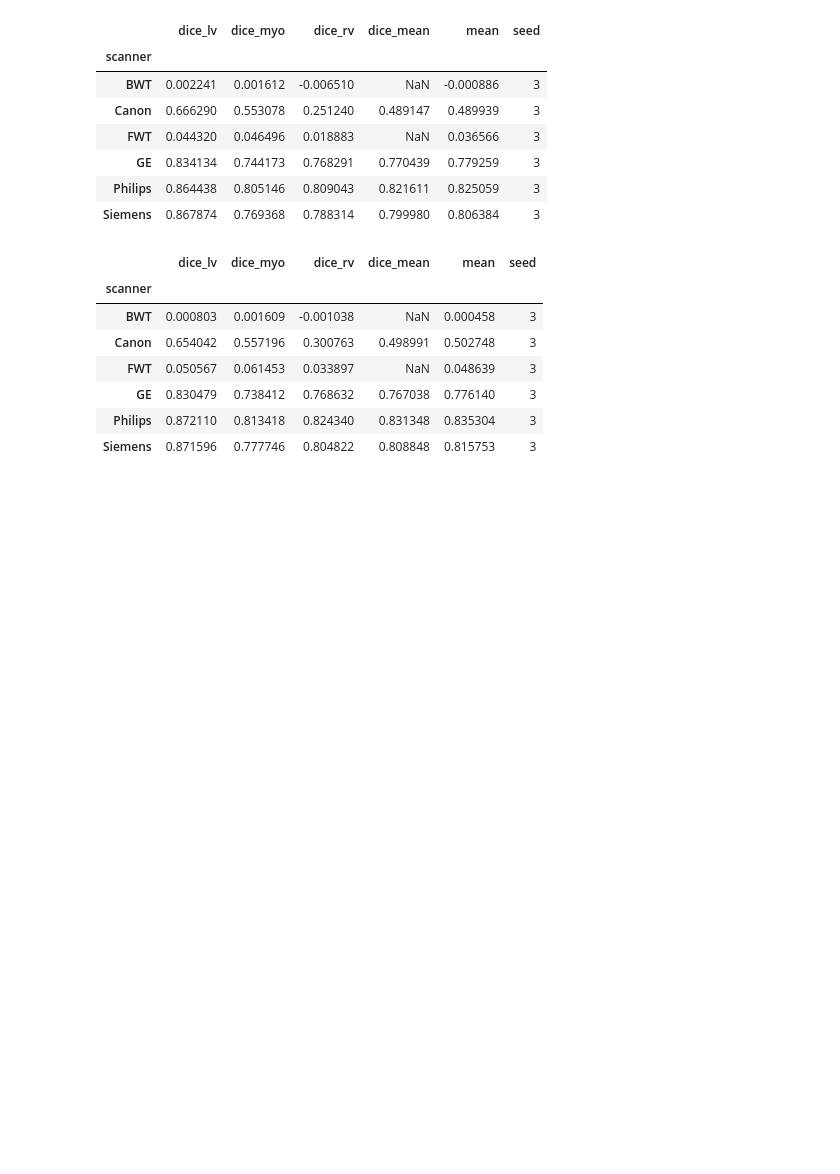
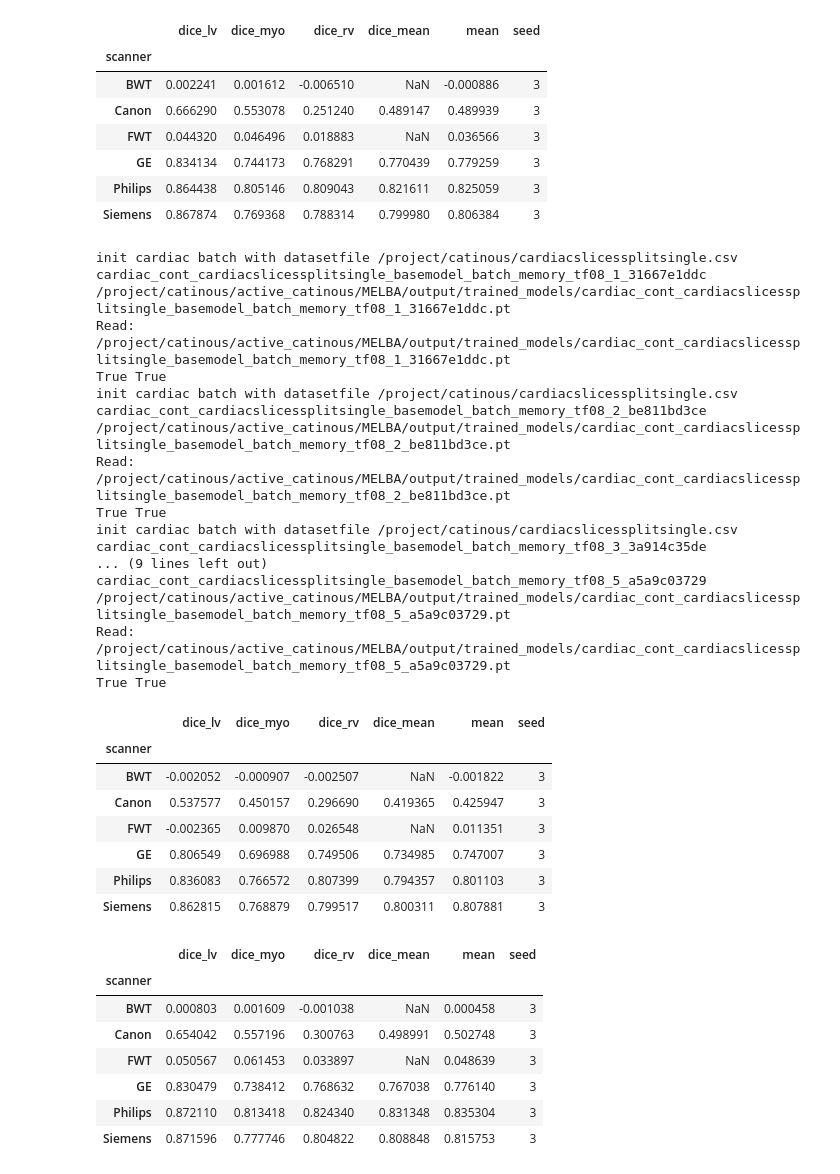
Before and after one commit to cirmuw/casa, a Jupyter notebook: evaluation/cardiac_evaluation.ipynb, the cells around one changed output. Drawn from its saved outputs; the diff is of its cells as text; code cells hidden in the pictures; blank space fills up the shorter version.

```diff
--- a/evaluation/cardiac_evaluation.ipynb
+++ b/evaluation/cardiac_evaluation.ipynb
@@ -134,6 +134,34 @@ eval_config('../training_configs/cardiac_casa_10.yml', seeds=[1, 2, 3, 4, 5], sp
 | GE | 0.834134 | 0.744173 | 0.768291 | 0.770439 | 0.779259 | 3 |
 | Philips | 0.864438 | 0.805146 | 0.809043 | 0.821611 | 0.825059 | 3 |
 | Siemens | 0.867874 | 0.769368 | 0.788314 | 0.799980 | 0.806384 | 3 |
+# %%
+eval_config('../training_configs/cardiac_casa_10_07.yml', seeds=[1, 2, 3, 4, 5], split=['val']).groupby('scanner').mean()
+# %% [output]
+init cardiac batch with datasetfile /project/catinous/cardiacslicessplitsingle.csv
+cardiac_cont_cardiacslicessplitsingle_basemodel_batch_memory_tf08_1_31667e1ddc
+/project/catinous/active_catinous/MELBA/output/trained_models/cardiac_cont_cardiacslicessplitsingle_basemodel_batch_memory_tf08_1_31667e1ddc.pt
+Read: /project/catinous/active_catinous/MELBA/output/trained_models/cardiac_cont_cardiacslicessplitsingle_basemodel_batch_memory_tf08_1_31667e1ddc.pt
+True True
+init cardiac batch with datasetfile /project/catinous/cardiacslicessplitsingle.csv
+cardiac_cont_cardiacslicessplitsingle_basemodel_batch_memory_tf08_2_be811bd3ce
+/project/catinous/active_catinous/MELBA/output/trained_models/cardiac_cont_cardiacslicessplitsingle_basemodel_batch_memory_tf08_2_be811bd3ce.pt
+Read: /project/catinous/active_catinous/MELBA/output/trained_models/cardiac_cont_cardiacslicessplitsingle_basemodel_batch_memory_tf08_2_be811bd3ce.pt
+True True
+init cardiac batch with datasetfile /project/catinous/cardiacslicessplitsingle.csv
+cardiac_cont_cardiacslicessplitsingle_basemodel_batch_memory_tf08_3_3a914c35de
+... (9 lines left out)
+cardiac_cont_cardiacslicessplitsingle_basemodel_batch_memory_tf08_5_a5a9c03729
+/project/catinous/active_catinous/MELBA/output/trained_models/cardiac_cont_cardiacslicessplitsingle_basemodel_batch_memory_tf08_5_a5a9c03729.pt
+Read: /project/catinous/active_catinous/MELBA/output/trained_models/cardiac_cont_cardiacslicessplitsingle_basemodel_batch_memory_tf08_5_a5a9c03729.pt
+True True
+|  | dice_lv | dice_myo | dice_rv | dice_mean | mean | seed |
+| scanner |  |  |  |  |  |  |
+| BWT | -0.002052 | -0.000907 | -0.002507 | NaN | -0.001822 | 3 |
+| Canon | 0.537577 | 0.450157 | 0.296690 | 0.419365 | 0.425947 | 3 |
+| FWT | -0.002365 | 0.009870 | 0.026548 | NaN | 0.011351 | 3 |
+| GE | 0.806549 | 0.696988 | 0.749506 | 0.734985 | 0.747007 | 3 |
+| Philips | 0.836083 | 0.766572 | 0.807399 | 0.794357 | 0.801103 | 3 |
+| Siemens | 0.862815 | 0.768879 | 0.799517 | 0.800311 | 0.807881 | 3 |
 # %%
 eval_config('../training_configs/cardiac_casa_8.yml', seeds=[1, 2, 3, 4, 5], split=['val']).groupby('scanner').mean()
 # %% [output]
```
Also changed, not shown: parts of 4 cells of this notebook, 11 other files.
